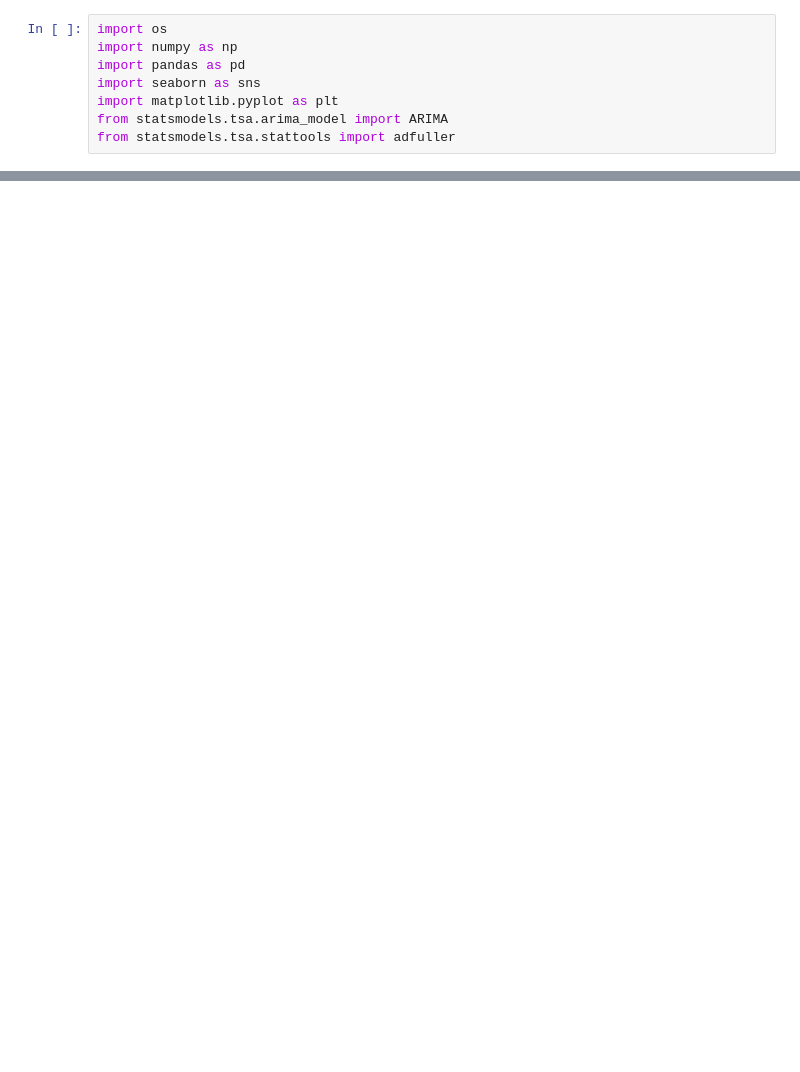
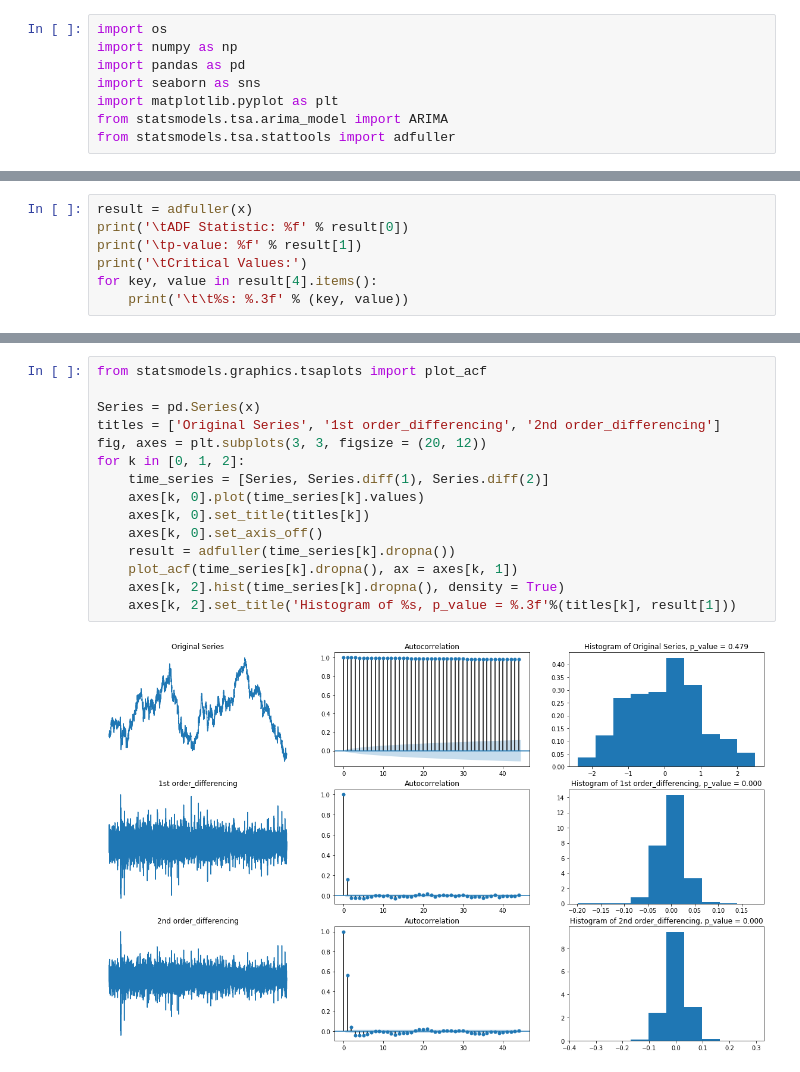
Before and after one commit to NhanDoV/Kaggle-6-first-projects, a Jupyter notebook: Time_series/XTX Challenge/XTX_challenge only using (S)ARIMA model.ipynb, the cells around one changed output, grey strips where cells are left out. Cells and saved outputs as stored; diff of their text form; blank space fills up the shorter version.

```diff
--- a/Time_series/XTX Challenge/XTX_challenge only using (S)ARIMA model.ipynb
+++ b/Time_series/XTX Challenge/XTX_challenge only using (S)ARIMA model.ipynb
@@ -35,0 +61,7 @@ series.hist(bins = 20, ax = axes[1]);
+# %%
+result = adfuller(x)
+print('\tADF Statistic: %f' % result[0])
+print('\tp-value: %f' % result[1])
+print('\tCritical Values:')
+for key, value in result[4].items():
+    print('\t\t%s: %.3f' % (key, value))
@@ -35,0 +84,17 @@ series.hist(bins = 20, ax = axes[1]);
+# %%
+from statsmodels.graphics.tsaplots import plot_acf
+
+Series = pd.Series(x)
+titles = ['Original Series', '1st order_differencing', '2nd order_differencing']
+fig, axes = plt.subplots(3, 3, figsize = (20, 12))
+for k in [0, 1, 2]:
+    time_series = [Series, Series.diff(1), Series.diff(2)]
+    axes[k, 0].plot(time_series[k].values)
+    axes[k, 0].set_title(titles[k])
+    axes[k, 0].set_axis_off()
+    result = adfuller(time_series[k].dropna())
+    plot_acf(time_series[k].dropna(), ax = axes[k, 1])
+    axes[k, 2].hist(time_series[k].dropna(), density = True)
+    axes[k, 2].set_title('Histogram of %s, p_value = %.3f'%(titles[k], result[1]))
+# %% [output]
+[figure, added]
```
Also changed, not shown: parts of 37 cells of this notebook.
